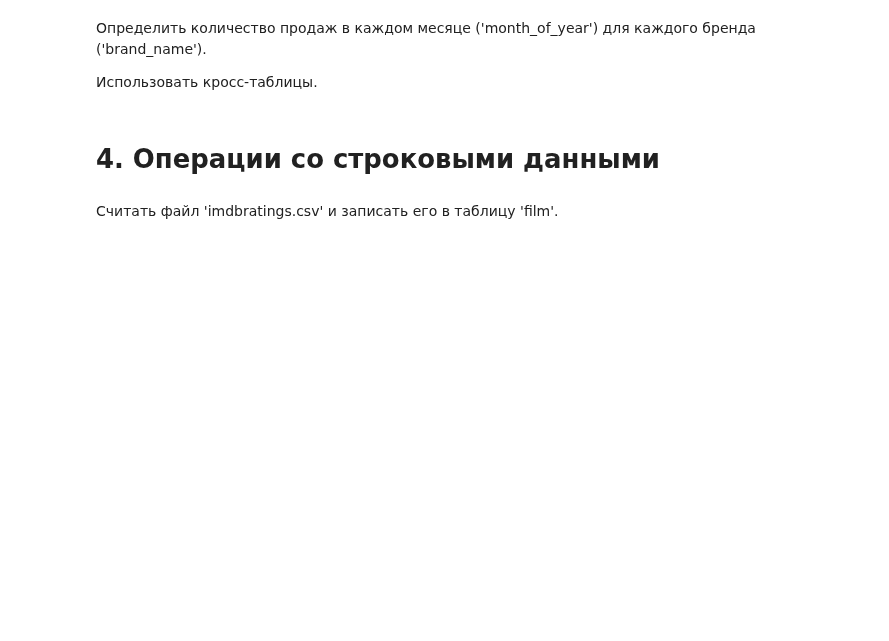
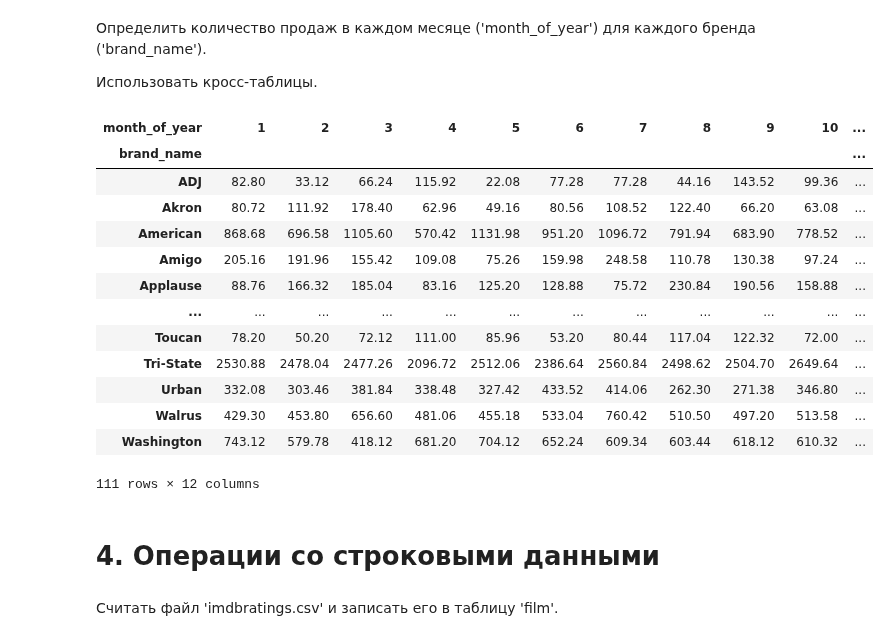
Before and after one commit to Ghukii/TMP-4sem-, a Jupyter notebook: Задание_4/ПЗ 4 СДО.ipynb, the cells around one changed output. Drawn from its saved outputs; the diff is of its cells as text; code cells hidden in the pictures; blank space fills up the shorter version.

```diff
--- a/Задание_4/ПЗ 4 СДО.ipynb
+++ b/Задание_4/ПЗ 4 СДО.ipynb
@@ -605,3 +659,26 @@ tr[['store_id', 'store_sales', 'product_id']].merge(pr[['product_id', 'brand_nam
+# %%
+t = tr[['store_id', 'store_sales', 'product_id', 'month_of_year']].merge(pr[['product_id', 'brand_name']], on='product_id', how='inner')
+cross_table = pd.crosstab(index=[t['brand_name']], columns=t['month_of_year'], values=t['store_sales'], aggfunc='sum')
+cross_table
+# Создаем таблицу t путем объединения таблиц tr и pr по столбцу product_id.
+# Создаем сводную таблицу cross_table с помощью метода crosstab библиотеки pandas.
+# В качестве индекса используем столбец brand_name, в качестве столбцов - month_of_year.
+# В качестве значений используем столбец store_sales, в качестве функции агрегации - сумма.
+# %% [output]
+| month_of_year | 1 | 2 | 3 | 4 | 5 | 6 | 7 | 8 | 9 | 10 | ... |
+| brand_name |  |  |  |  |  |  |  |  |  |  | ... |
+| ADJ | 82.80 | 33.12 | 66.24 | 115.92 | 22.08 | 77.28 | 77.28 | 44.16 | 143.52 | 99.36 | ... |
+| Akron | 80.72 | 111.92 | 178.40 | 62.96 | 49.16 | 80.56 | 108.52 | 122.40 | 66.20 | 63.08 | ... |
+| American | 868.68 | 696.58 | 1105.60 | 570.42 | 1131.98 | 951.20 | 1096.72 | 791.94 | 683.90 | 778.52 | ... |
+| Amigo | 205.16 | 191.96 | 155.42 | 109.08 | 75.26 | 159.98 | 248.58 | 110.78 | 130.38 | 97.24 | ... |
+| Applause | 88.76 | 166.32 | 185.04 | 83.16 | 125.20 | 128.88 | 75.72 | 230.84 | 190.56 | 158.88 | ... |
+| ... | ... | ... | ... | ... | ... | ... | ... | ... | ... | ... | ... |
+| Toucan | 78.20 | 50.20 | 72.12 | 111.00 | 85.96 | 53.20 | 80.44 | 117.04 | 122.32 | 72.00 | ... |
+| Tri-State | 2530.88 | 2478.04 | 2477.26 | 2096.72 | 2512.06 | 2386.64 | 2560.84 | 2498.62 | 2504.70 | 2649.64 | ... |
+| Urban | 332.08 | 303.46 | 381.84 | 338.48 | 327.42 | 433.52 | 414.06 | 262.30 | 271.38 | 346.80 | ... |
+| Walrus | 429.30 | 453.80 | 656.60 | 481.06 | 455.18 | 533.04 | 760.42 | 510.50 | 497.20 | 513.58 | ... |
+| Washington | 743.12 | 579.78 | 418.12 | 681.20 | 704.12 | 652.24 | 609.34 | 603.44 | 618.12 | 610.32 | ... |
+111 rows × 12 columns
 # %% [markdown]
 # **4. Операции со строковыми данными**
 # %% [markdown]
```
Also changed, not shown: parts of 96 cells of this notebook, 2 other files.
